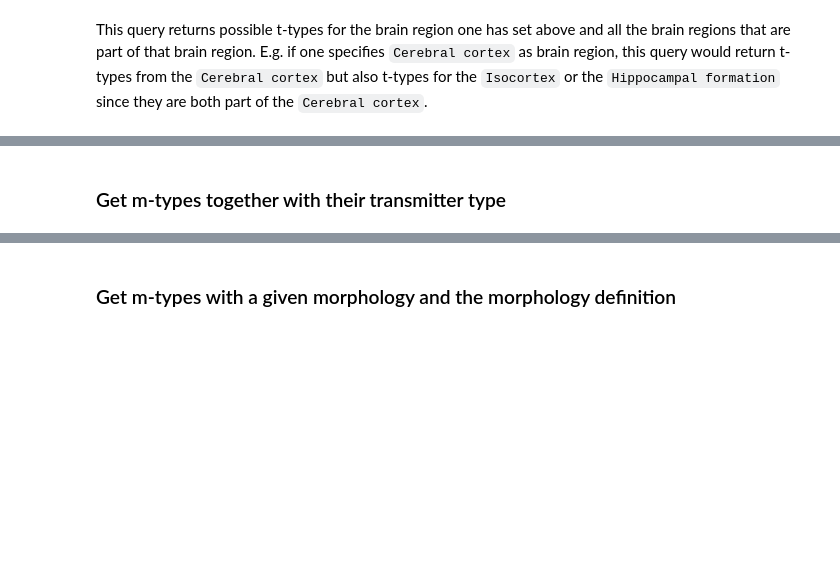
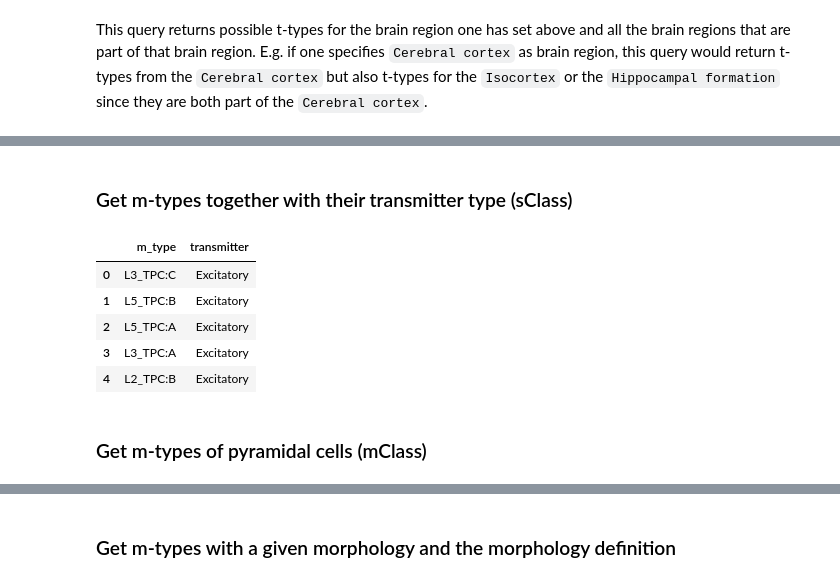
Before and after one commit to BlueBrain/brain-modeling-ontology, a Jupyter notebook: examples/notebooks/Query Cell Types Ontology.ipynb, the cells around one changed output, grey strips where cells are left out. Saved outputs shown, nothing was run; the diff lists cells and outputs as text; code cells hidden in the pictures; blank space fills up the shorter version.

```diff
--- a/examples/notebooks/Query Cell Types Ontology.ipynb
+++ b/examples/notebooks/Query Cell Types Ontology.ipynb
@@ -161,5 +229,5 @@ df
 # %% [markdown]
-### Get m-types together with their transmitter type
+### Get m-types together with their transmitter type (sClass)
 # %%
 query = f"""
 
@@ -171,3 +239,18 @@ WHERE {{
             subClassOf* / hasNeurotransmitterType / label ?transmitter .
 }}
 """
+# %%
+resources = forge.sparql(query, limit=100)
+# %%
+df = forge.as_dataframe(resources)
+# %%
+df.head()
+# %% [output]
+|  | m_type | transmitter |
+| 0 | L3_TPC:C | Excitatory |
+| 1 | L5_TPC:B | Excitatory |
+| 2 | L5_TPC:A | Excitatory |
+| 3 | L3_TPC:A | Excitatory |
+| 4 | L2_TPC:B | Excitatory |
+# %% [markdown]
+### Get m-types of pyramidal cells (mClass)
```
Also changed, not shown: parts of 69 cells of this notebook.
